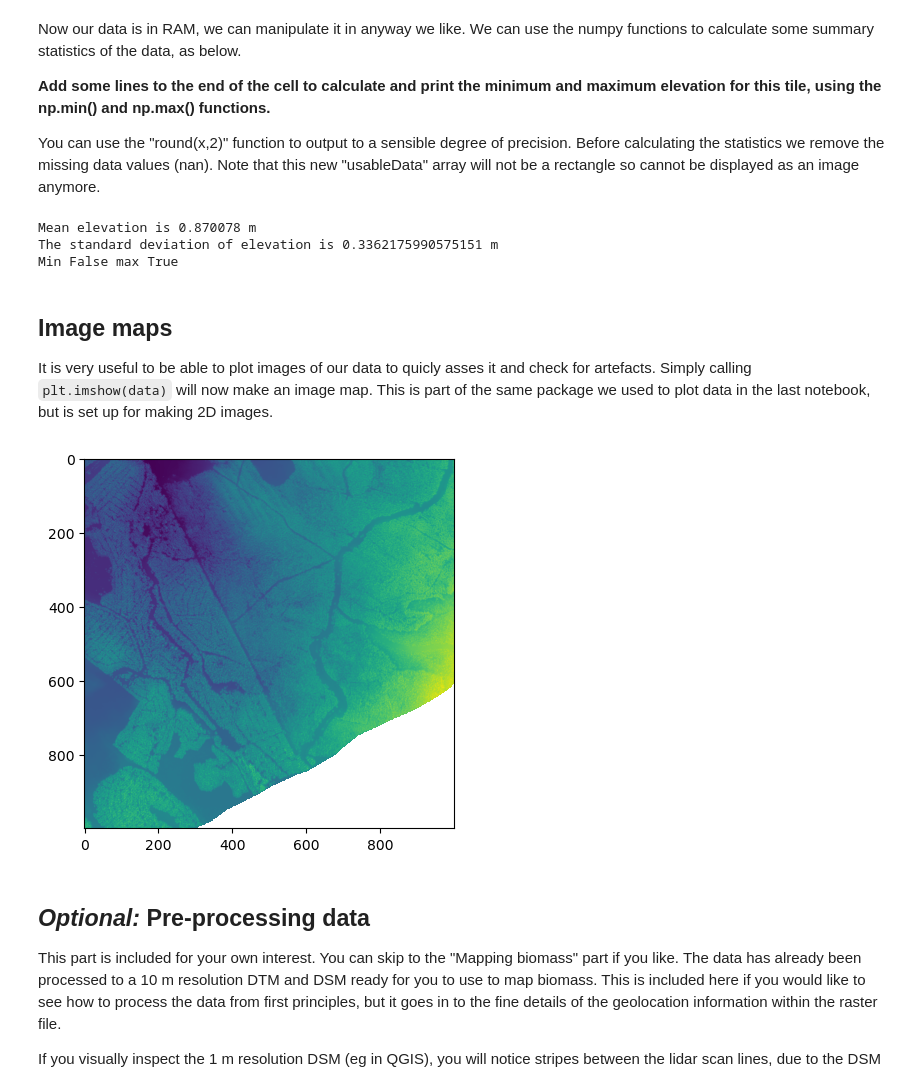
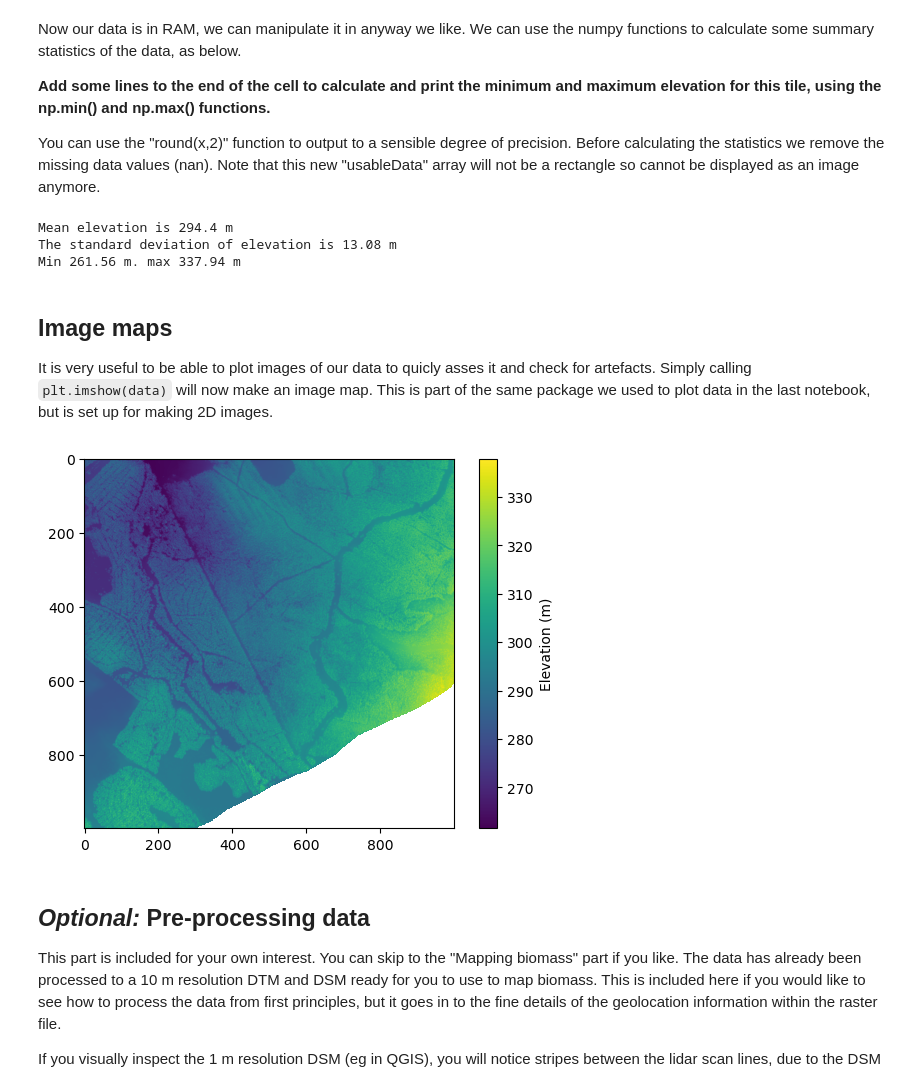
Before and after one commit to edinburgh-university-OOSA/pprs_programming_answers, a Jupyter notebook: batch_process_answers.ipynb, the cells around one changed output. Drawn from its saved outputs; the diff is of its cells as text; code cells hidden in the pictures.

```diff
--- a/batch_process_answers.ipynb
+++ b/batch_process_answers.ipynb
@@ -69,25 +69,25 @@ Now our data is in RAM, we can manipulate it in anyway we like. We can use the n
 You can use the "round(x,2)" function to output to a sensible degree of precision. Before calculating the statistics we remove the missing data values (nan). Note that this new "usableData" array will not be a rectangle so cannot be displayed as an image anymore.
 # %%
 # remove missing data
-usableData=np.isfinite(data)
+usableData=data[np.isnan(data)==False]
 
 # mean elevation
 meanElev=np.mean(usableData)
-print('Mean elevation is',meanElev,'m')
+print('Mean elevation is',round(meanElev,2),'m')
 
 # some measure of roughness
 stdevElev=np.std(usableData)
-print('The standard deviation of elevation is',stdevElev,'m')
+print('The standard deviation of elevation is',round(stdevElev,2),'m')
 
 # calculate and print the min and max elevation
 minElev=np.min(usableData)
 maxElev=np.max(usableData)
 
-print('Min',minElev,'max',maxElev)
+print('Min',minElev,'m. max',maxElev,'m')
 # %% [output]
-Mean elevation is 0.870078 m
-The standard deviation of elevation is 0.3362175990575151 m
-Min False max True
+Mean elevation is 294.4 m
+The standard deviation of elevation is 13.08 m
+Min 261.56 m. max 337.94 m
 # %% [markdown]
 ## Image maps
 
@@ -95,11 +95,12 @@ It is very useful to be able to plot images of our data to quicly asses it and c
 # %%
 import matplotlib.pyplot as plt
 
 # plot the 2D raster layer
 plt.imshow(data)   # plot the 2D image
+plt.colorbar(label='Elevation (m)')     # add a colour bar
 plt.show()         # print to screen
 # %% [output]
-[figure, old version]
+[figure, new version]
 # %% [markdown]
 ## ***Optional:*** Pre-processing data
 
```
Also changed, not shown: parts of 4 cells of this notebook.
